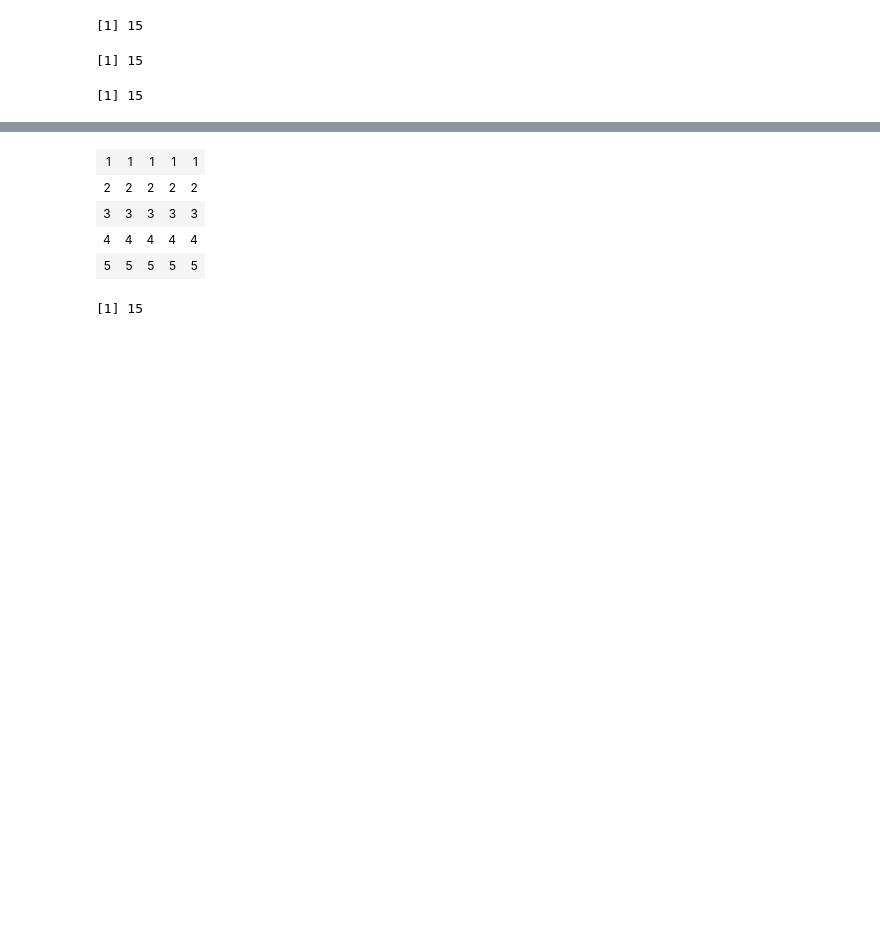
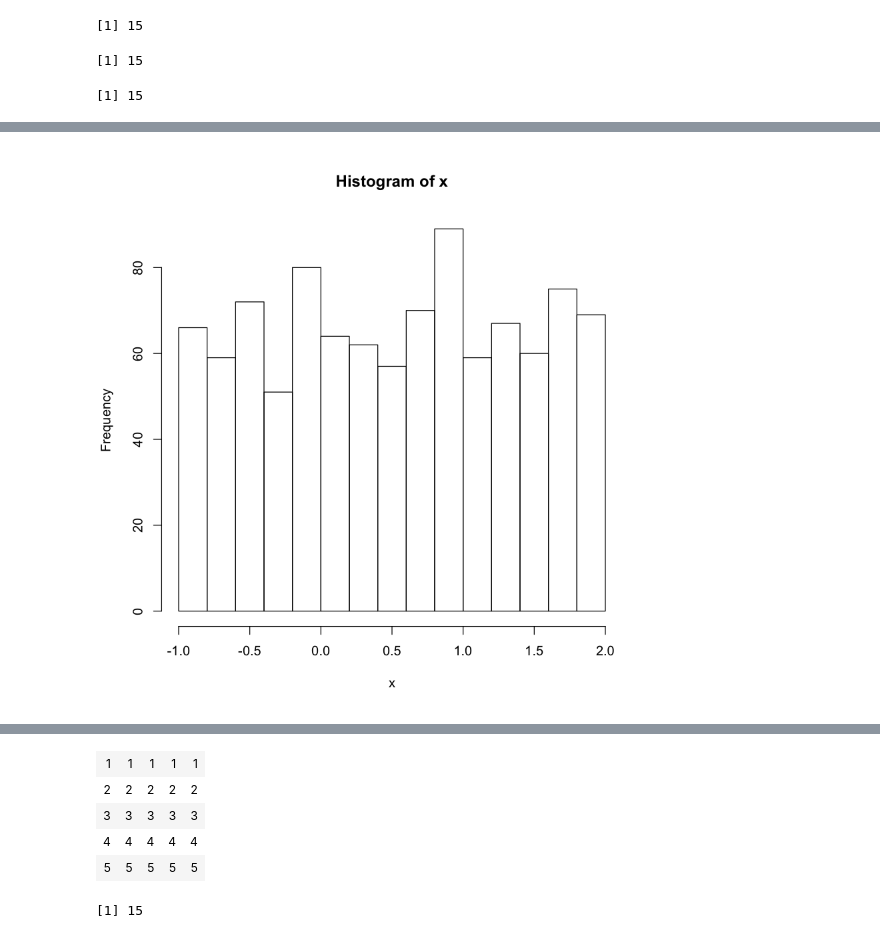
Before and after one commit to pbstark/Padova15, a Jupyter notebook: linAlg.ipynb, the cells around one changed output, grey strips where cells are left out. Drawn from its saved outputs; the diff is of its cells as text; code cells hidden in the pictures; blank space fills up the shorter version.

```diff
--- a/linAlg.ipynb
+++ b/linAlg.ipynb
@@ -369,0 +478,6 @@ $$ {\mbox{trace}}(A) = \sum_{i=1}^n A_{ii}.$$
+# %%
+# Here's how to plot a histogram in R. You will need this for the exercise below.
+x <- runif(1000, min=-1, max=2)  # generate pseudorandom numbers uniformly distributed between -1 and 2.
+hist(x)  # plot a histogram of the results
+# %% [output]
+[figure, added]
```
Also changed, not shown: parts of 31 cells of this notebook, 4 other files.
